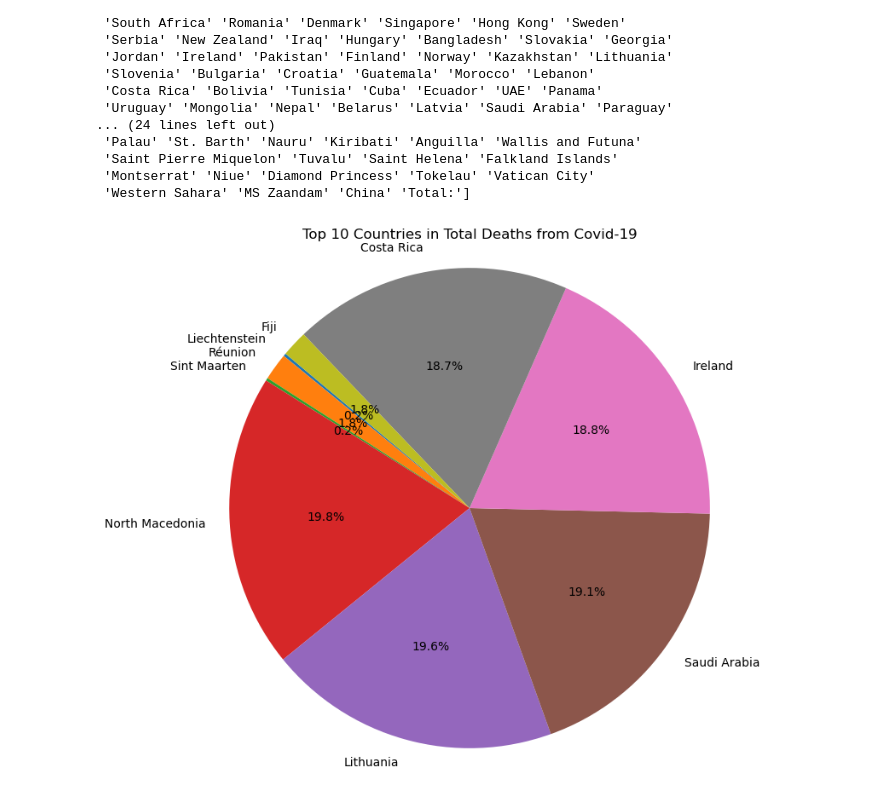
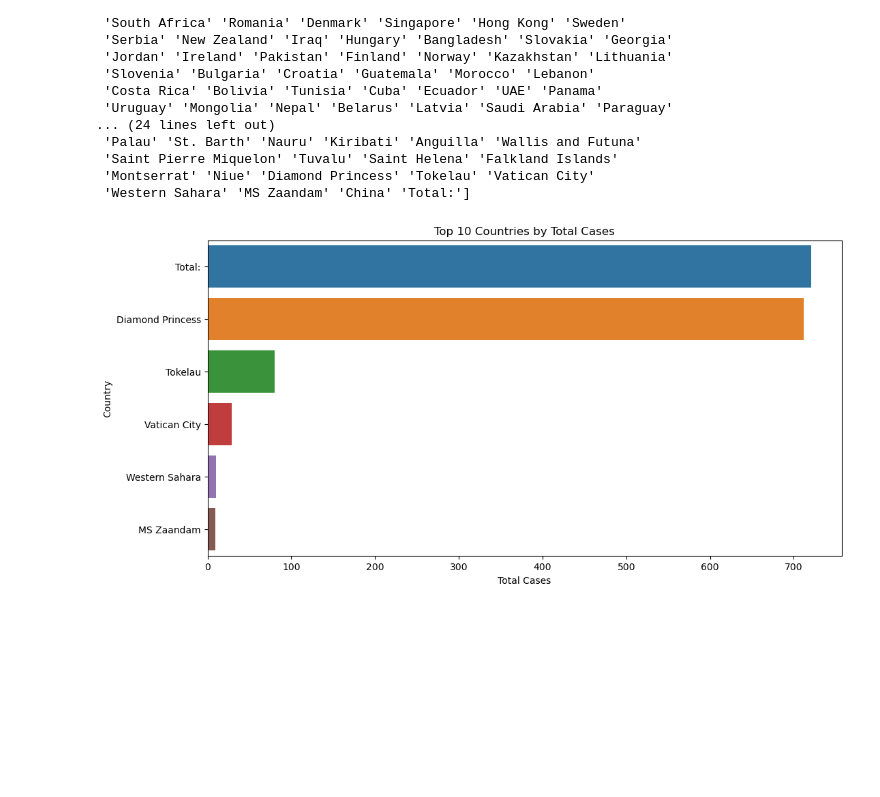
Before and after one commit to marcosramos26/Analysis-Exploratory-of-Covid-19-Base, a Jupyter notebook: Analise Exploratoria Covid-19.ipynb, the cells around one changed output. Drawn from its saved outputs; the diff is of its cells as text; code cells hidden in the pictures; blank space fills up the shorter version.

```diff
--- a/Analise Exploratoria Covid-19.ipynb
+++ b/Analise Exploratoria Covid-19.ipynb
@@ -158,31 +158,20 @@ import pandas as pd
 base['Total Cases'] = pd.to_numeric(base['Total Cases'], errors='coerce')
 # %%
-# Eliminating Rows whose "Total Deaths" values are empty.
-# Eliminando Linhas cujos valores "Total Deaths" estejam vazios.
-base.dropna(subset=['Total Deaths'], inplace=True)
+# Drop rows with missing 'Total Cases' values
+# Eliminar linhas com valores de 'Total de casos' ausentes
+base.dropna(subset=['Total Cases'], inplace=True)
 # %%
-# Sorting the database by 'Total Deaths' and selecting the Top 10 countries in this regard.
-# Classificando a base por 'Total Deaths' e selecionando os 10 Principais paises nesse quesito.
-top_countries_deaths = base.sort_values(by='Total Deaths', ascending=False).head(10)
+# Sort the dataframe by 'Total Cases' and select top 10 countries
+# Classifique o dataframe por 'Total de casos' e selecione os 10 principais países
+top_countries = base.sort_values(by='Total Cases', ascending=False).head(10)
 # %%
-#Creating a Pie chart to show the distribution of COVID-19 deaths among the main countries.
-#Criando um gráfico de Pizza para mostrar a distribuição das mortes por COVID-19 entre os principais paises.
-
-# Delete the first row (headers) of the DataFrame
-# Excluir a primeira linha (cabeçalhos) do DataFrame
-top_countries_deaths = top_countries_deaths.iloc[1:]
-
-# Remove commas from values in the 'Total Deaths' column and convert to float
-# Remover vírgulas dos valores na coluna 'Total Deaths' e converter para float
-top_countries_deaths['Total Deaths'] = top_countries_deaths['Total Deaths'].str.replace(',', '').astype(float)
-
-
-# Plot the pie chart
-# Plotar o gráfico de pizza
-plt.figure(figsize=(8, 8))
-plt.pie(top_countries_deaths['Total Deaths'].astype(float), labels=top_countries_deaths['Country'], autopct='%1.1f%%', startangle=140)
-plt.title('Top 10 Countries in Total Deaths from Covid-19')
-plt.axis('equal')
+# Create a bar plot of total cases by country
+# Crie um gráfico de barras do total de casos por país
+plt.figure(figsize=(12, 6))
+sns.barplot(x='Total Cases', y='Country', data=top_countries)
+plt.title('Top 10 Countries by Total Cases')
+plt.xlabel('Total Cases')
+plt.ylabel('Country')
 plt.show()
 # %% [output]
-[figure, old version]
+[figure, new version]
```
Also changed, not shown: parts of 5 cells of this notebook.
